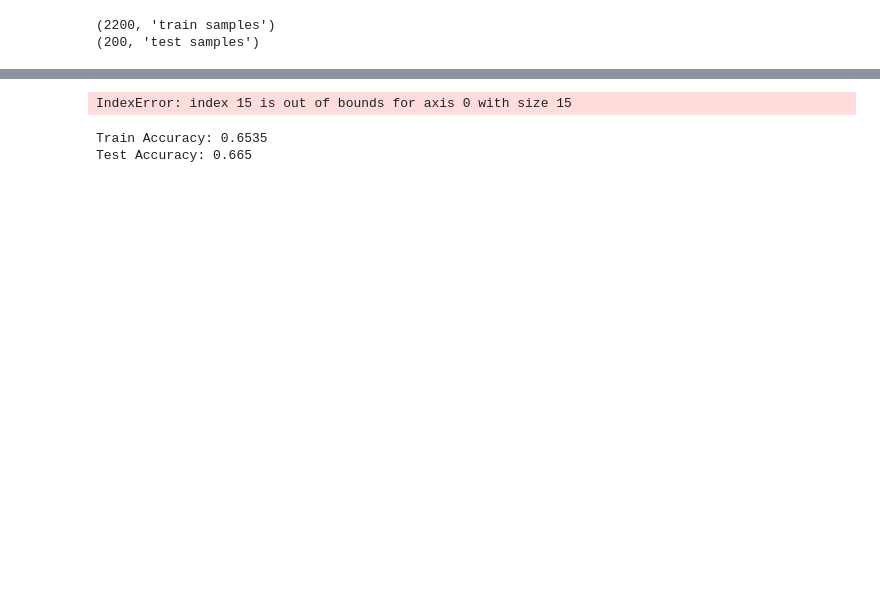
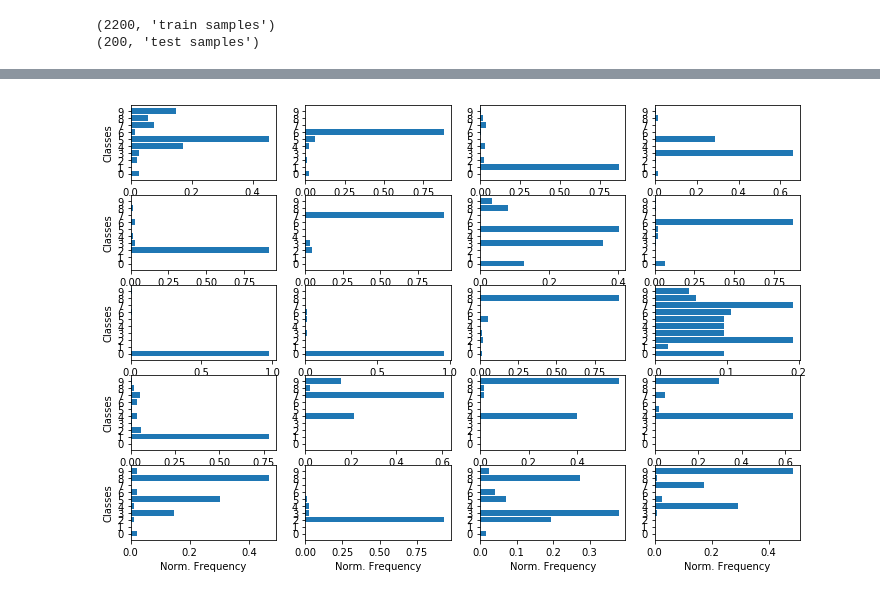
Before and after one commit to hellenlima/NN_unsup, a Jupyter notebook: MNIST_Kmeans.ipynb, the cells around one changed output, grey strips where cells are left out. Cells and saved outputs as stored; diff of their text form; code cells hidden in the pictures; blank space fills up the shorter version.

```diff
--- a/MNIST_Kmeans.ipynb
+++ b/MNIST_Kmeans.ipynb
@@ -280,7 +281,7 @@ most_freq = np.zeros(n_clusters)
 freq = np.zeros([n_clusters, len(np.unique(best_trgt_train))]) ##change to len(np.unique(np.argmax(y_train, axis=1)))
 
 for icluster in range(n_clusters):
-    id_clusters = np.unique(output)
+    id_clusters = np.unique(best_output_train)
     labels = best_trgt_train[best_output_train==id_clusters[icluster]]
 
     for iclass in range(len(np.unique(best_trgt_train))):
@@ -299,43 +300,40 @@ irow = 0
 icolumn = 0
 fig, ax = plt.subplots(figsize=(12,8),nrows=nrows, ncols=ncols)
 
 for cluster in range(np.shape(cluster_centers)[0]):
     val = freq[cluster,:]/np.sum(freq[cluster,:])
     pos = np.arange(len(np.unique(best_trgt_train)))
 
     ax[irow,icolumn].barh(pos,val, align='center')
     ax[irow,icolumn].get_yaxis().set_ticks(pos)
     if (irow==nrows-1):
         ax[irow,icolumn].set_xlabel('Norm. Frequency')
     if (icolumn==0):
         ax[irow,icolumn].set_ylabel('Classes')
 
     if (icolumn+1 == ncols):
         icolumn = 0
         irow = irow + 1
     else:
         icolumn = icolumn + 1
 
 if cluster < (nrows*ncols):
     for i in range(cluster,nrows*ncols-1):
         ax[irow,icolumn].set_visible(False)
 
         if (icolumn+1 == ncols):
             icolumn = 0
             irow = irow + 1
         else:
             icolumn = icolumn + 1
 # %% [output]
-IndexError: index 15 is out of bounds for axis 0 with size 15
+[figure, added]
 # %%
-accuracy_train = calculate_accuracy(trgt_train,best_output_train, most_freq)
-accuracy_test = calculate_accuracy(trgt_test,best_output_test, most_freq)
+# accuracy_train = calculate_accuracy(trgt_train,best_output_train, most_freq)
+# accuracy_test = calculate_accuracy(trgt_test,best_output_test, most_freq)
 
-print 'Train Accuracy:', accuracy_train
-print 'Test Accuracy:', accuracy_test
+# print 'Train Accuracy:', accuracy_train
+# print 'Test Accuracy:', accuracy_test
-# %% [output]
-Train Accuracy: 0.6535
-Test Accuracy: 0.665
 # %%
 err_train = np.sqrt(np.var(accuracy_train))
 mean_train = np.mean(accuracy_train)
```
Also changed, not shown: parts of 6 cells of this notebook.
